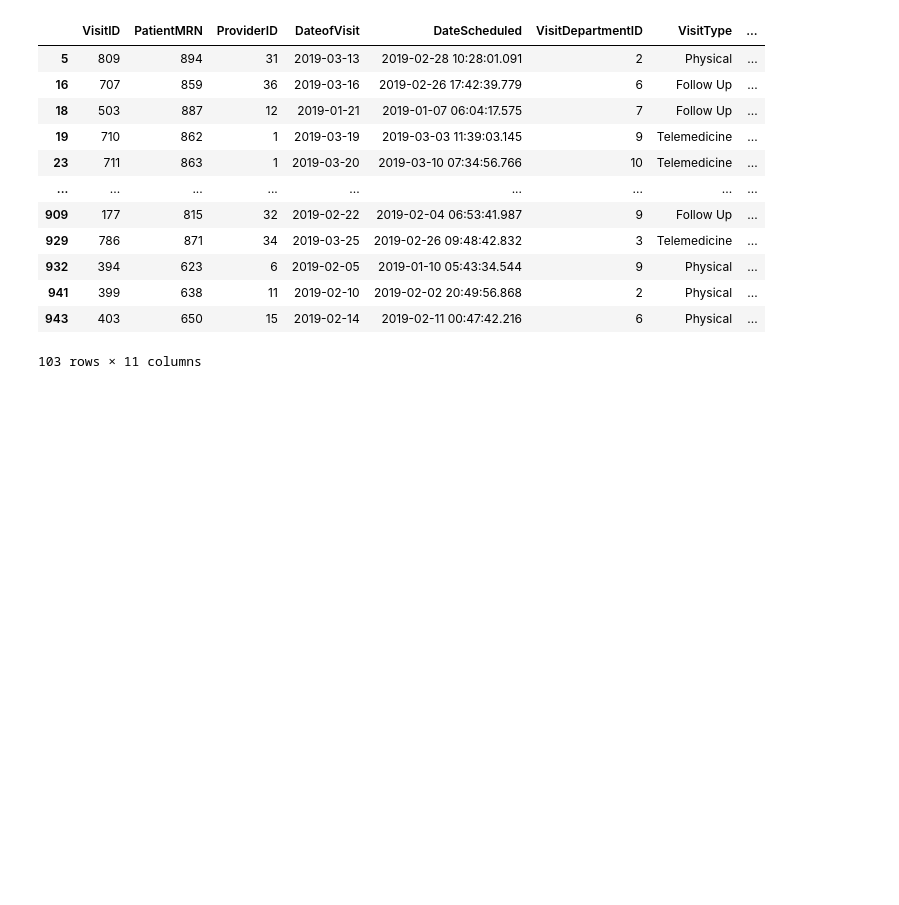
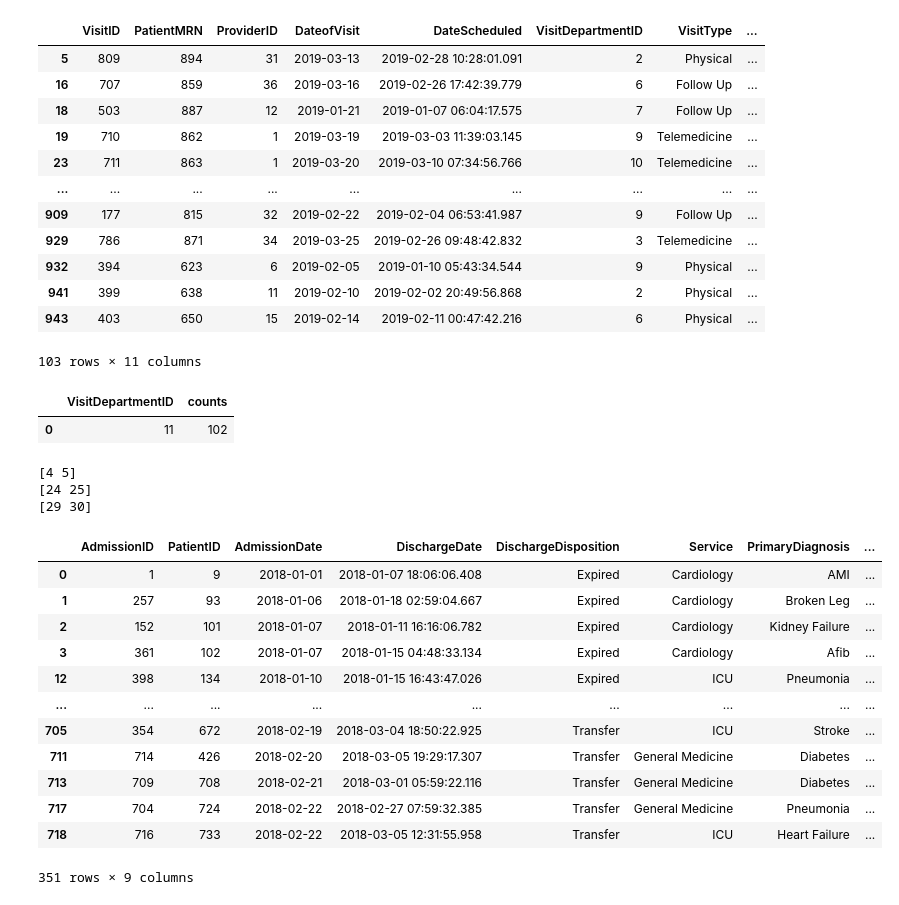
Before and after one commit to KalyaniKurakula/NumpyWarriors1, a Jupyter notebook: Hackthon/Kalyani_Numpy.ipynb, the cells around one changed output. Cells and saved outputs as stored; diff of their text form; code cells hidden in the pictures; blank space fills up the shorter version.

```diff
--- a/Hackthon/Kalyani_Numpy.ipynb
+++ b/Hackthon/Kalyani_Numpy.ipynb
@@ -368,3 +420,46 @@ df[condition]
 | 941 | 399 | 638 | 11 | 2019-02-10 | 2019-02-02 20:49:56.868 | 2 | Physical | ... |
 | 943 | 403 | 650 | 15 | 2019-02-14 | 2019-02-11 00:47:42.216 | 6 | Physical | ... |
 103 rows × 11 columns
+# %%
+#50.Which departmentID has maximum number of visits scheduled.
+#Loading Dataset
+df = pd.read_excel("HospitalDatabase .xlsx",sheet_name="AmbulatoryVisits")
+#calculate VisitDepartmentID griup count and taking max group
+df2 =df.groupby(['VisitDepartmentID'])['VisitType'].count().sort_values(ascending=False).reset_index(name='counts').head(1)
+#printing highest count group
+df2
+# %% [output]
+|  | VisitDepartmentID | counts |
+| 0 | 11 | 102 |
+# %%
+#66 np.arange(1,31).reshape(6,5), find array slicing to get the elements 4,5,24,25,29,30.
+arr =np.arange(1,31).reshape(6,5)
+print(arr[0, 3:5])
+print(arr[4, 3:5])
+print(arr[5, 3:5])
+# %% [output]
+[4 5]
+[24 25]
+[29 30]
+# %%
+#68.Display the data where actual LOS is greater than expected LOS.
+df = pd.read_excel("HospitalDatabase .xlsx",sheet_name="ReAdmissionRegistry")
+
+df1 = pd.read_excel("HospitalDatabase .xlsx",sheet_name="Discharges")
+
+condition = (df1['ExpectedLOS'] > df['ExpectedLOS'])
+df1[condition]
+# %% [output]
+|  | AdmissionID | PatientID | AdmissionDate | DischargeDate | DischargeDisposition | Service | PrimaryDiagnosis | ... |
+| 0 | 1 | 9 | 2018-01-01 | 2018-01-07 18:06:06.408 | Expired | Cardiology | AMI | ... |
+| 1 | 257 | 93 | 2018-01-06 | 2018-01-18 02:59:04.667 | Expired | Cardiology | Broken Leg | ... |
+| 2 | 152 | 101 | 2018-01-07 | 2018-01-11 16:16:06.782 | Expired | Cardiology | Kidney Failure | ... |
+| 3 | 361 | 102 | 2018-01-07 | 2018-01-15 04:48:33.134 | Expired | Cardiology | Afib | ... |
+| 12 | 398 | 134 | 2018-01-10 | 2018-01-15 16:43:47.026 | Expired | ICU | Pneumonia | ... |
+| ... | ... | ... | ... | ... | ... | ... | ... | ... |
+| 705 | 354 | 672 | 2018-02-19 | 2018-03-04 18:50:22.925 | Transfer | ICU | Stroke | ... |
+| 711 | 714 | 426 | 2018-02-20 | 2018-03-05 19:29:17.307 | Transfer | General Medicine | Diabetes | ... |
+| 713 | 709 | 708 | 2018-02-21 | 2018-03-01 05:59:22.116 | Transfer | General Medicine | Diabetes | ... |
+| 717 | 704 | 724 | 2018-02-22 | 2018-02-27 07:59:32.385 | Transfer | General Medicine | Pneumonia | ... |
+| 718 | 716 | 733 | 2018-02-22 | 2018-03-05 12:31:55.958 | Transfer | ICU | Heart Failure | ... |
+351 rows × 9 columns
```
Also changed, not shown: parts of 3 cells of this notebook.
